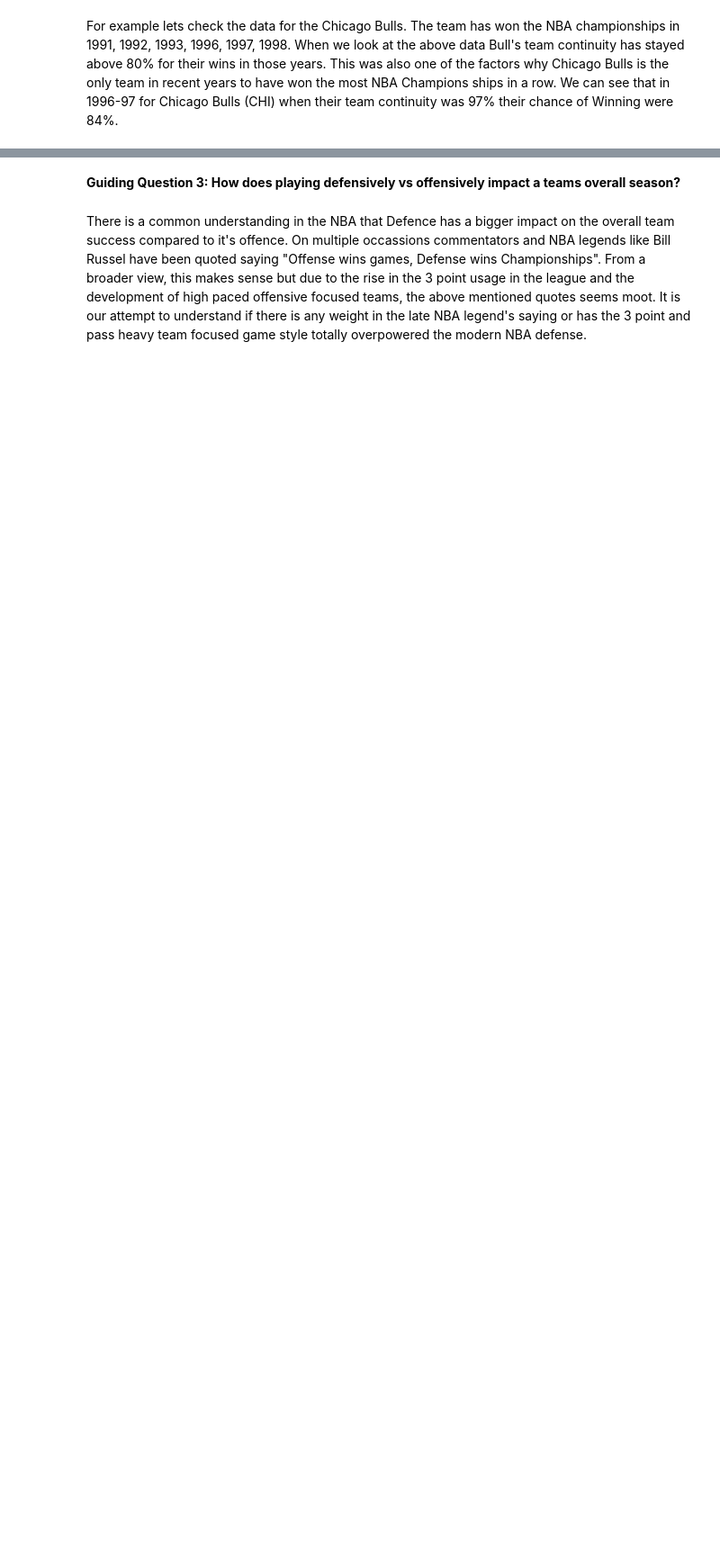
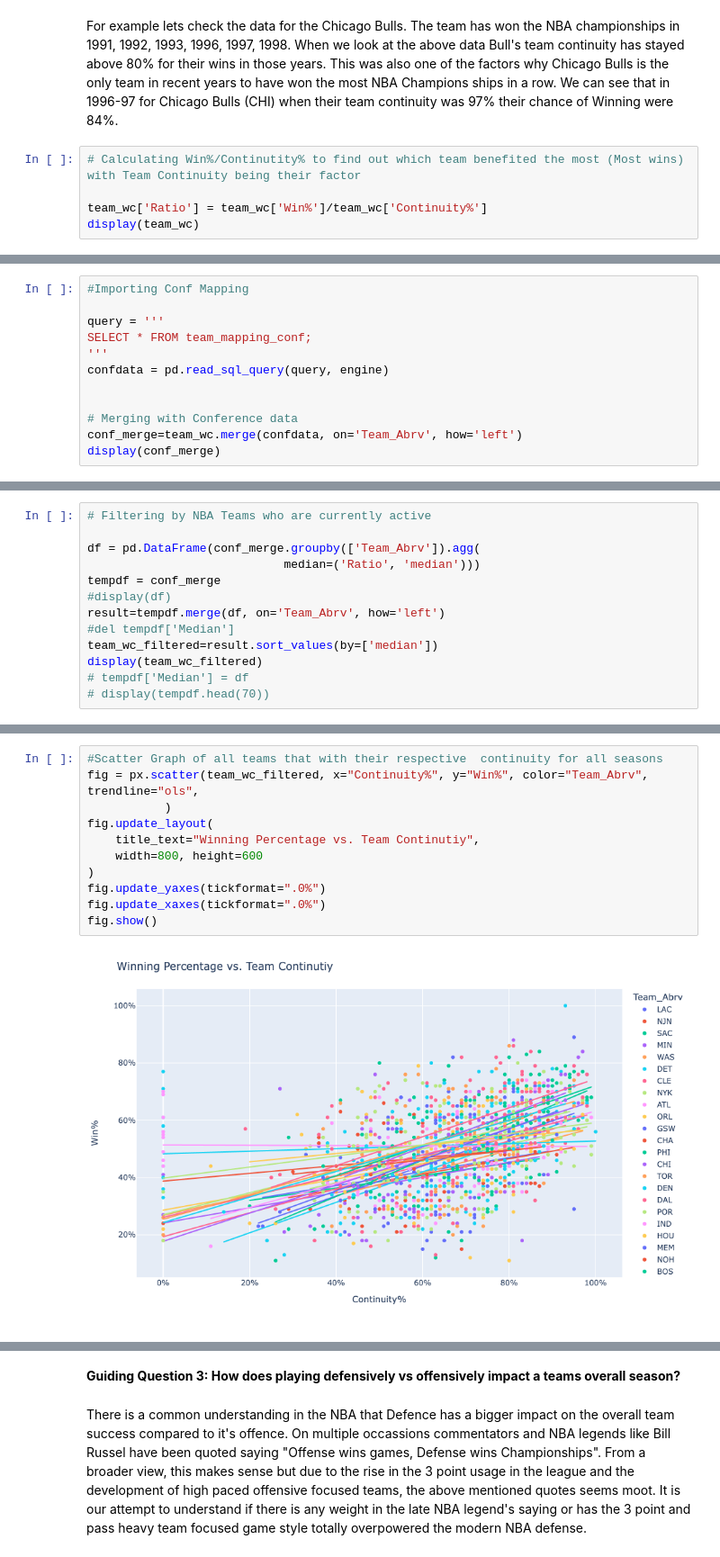
Before and after one commit to vdbee1/Sports-Analytics-NBA, a Jupyter notebook: Project Report/DAT604/DATA604_major.ipynb, the cells around one changed output, grey strips where cells are left out. Shown at 90% size. Cells and saved outputs as stored; diff of their text form; blank space fills up the shorter version.

```diff
--- a/Project Report/DAT604/DATA604_major.ipynb
+++ b/Project Report/DAT604/DATA604_major.ipynb
@@ -429,2 +523,7 @@ team_wc.loc[(team_wc['Team_Abrv'] == 'CHI') & (team_wc['Continuity%'] > .70)]
 # %% [markdown]
 For example lets check the data for the Chicago Bulls. The team has won the NBA championships in 1991, 1992, 1993, 1996, 1997, 1998. When we look at the above data Bull's team continuity has stayed above 80% for their wins in those years. This was also one of the factors why Chicago Bulls is the only team in recent years to have won the most NBA Champions ships in a row. We can see that in 1996-97 for Chicago Bulls (CHI) when their team continuity was 97% their chance of Winning were 84%.
+# %%
+# Calculating Win%/Continutity% to find out which team benefited the most (Most wins) with Team Continuity being their factor
+
+team_wc['Ratio'] = team_wc['Win%']/team_wc['Continuity%']
+display(team_wc)
@@ -430,0 +544,12 @@ For example lets check the data for the Chicago Bulls. The team has won the NBA
+# %%
+#Importing Conf Mapping
+
+query = '''
+SELECT * FROM team_mapping_conf;
+'''
+confdata = pd.read_sql_query(query, engine)
+
+
+# Merging with Conference data
+conf_merge=team_wc.merge(confdata, on='Team_Abrv', how='left')
+display(conf_merge)
@@ -430,0 +570,13 @@ For example lets check the data for the Chicago Bulls. The team has won the NBA
+# %%
+# Filtering by NBA Teams who are currently active
+
+df = pd.DataFrame(conf_merge.groupby(['Team_Abrv']).agg(
+                            median=('Ratio', 'median')))
+tempdf = conf_merge
+#display(df)
+result=tempdf.merge(df, on='Team_Abrv', how='left')
+#del tempdf['Median']
+team_wc_filtered=result.sort_values(by=['median'])
+display(team_wc_filtered)
+# tempdf['Median'] = df
+# display(tempdf.head(70))
@@ -430,0 +616,13 @@ For example lets check the data for the Chicago Bulls. The team has won the NBA
+# %%
+#Scatter Graph of all teams that with their respective  continuity for all seasons
+fig = px.scatter(team_wc_filtered, x="Continuity%", y="Win%", color="Team_Abrv", trendline="ols",
+           )
+fig.update_layout(
+    title_text="Winning Percentage vs. Team Continutiy",
+    width=800, height=600
+)
+fig.update_yaxes(tickformat=".0%")
+fig.update_xaxes(tickformat=".0%")
+fig.show()
+# %% [output]
+[figure, added]
```
Also changed, not shown: parts of 32 cells of this notebook.
